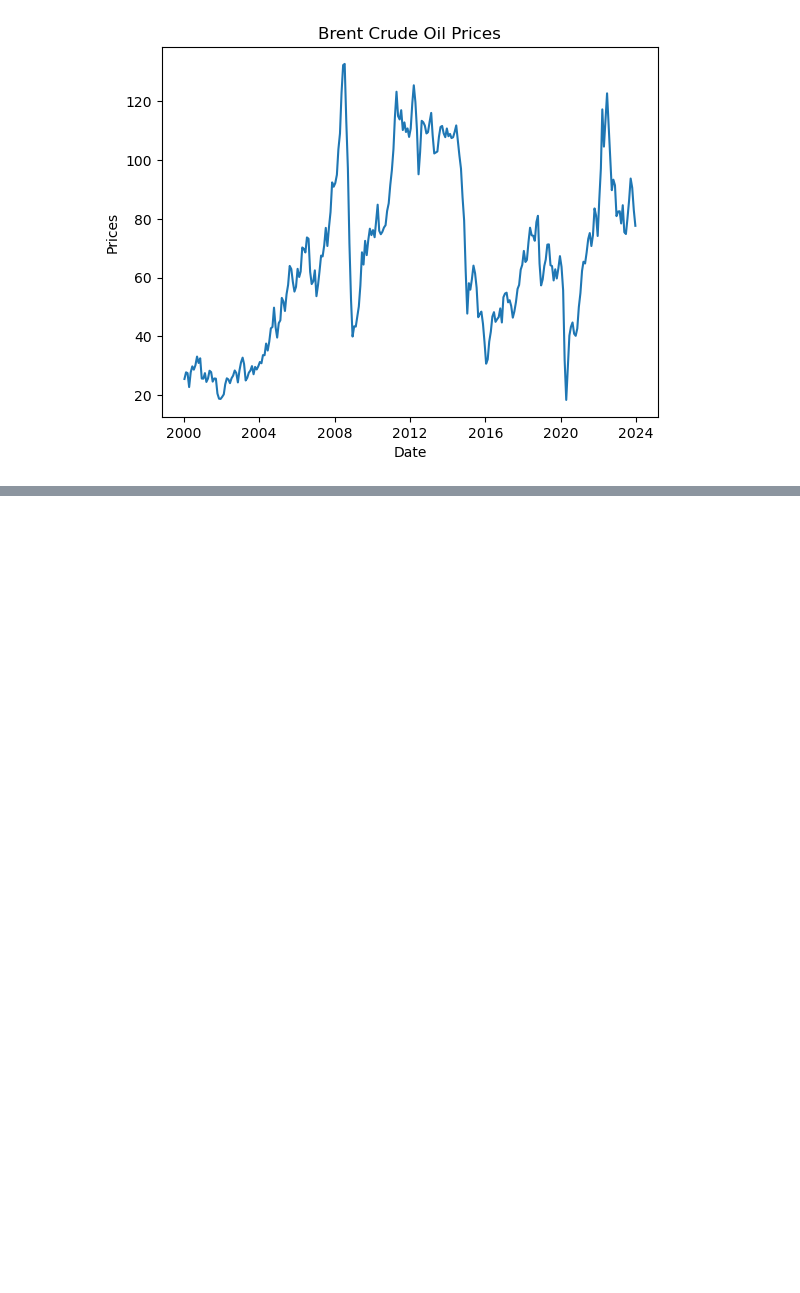
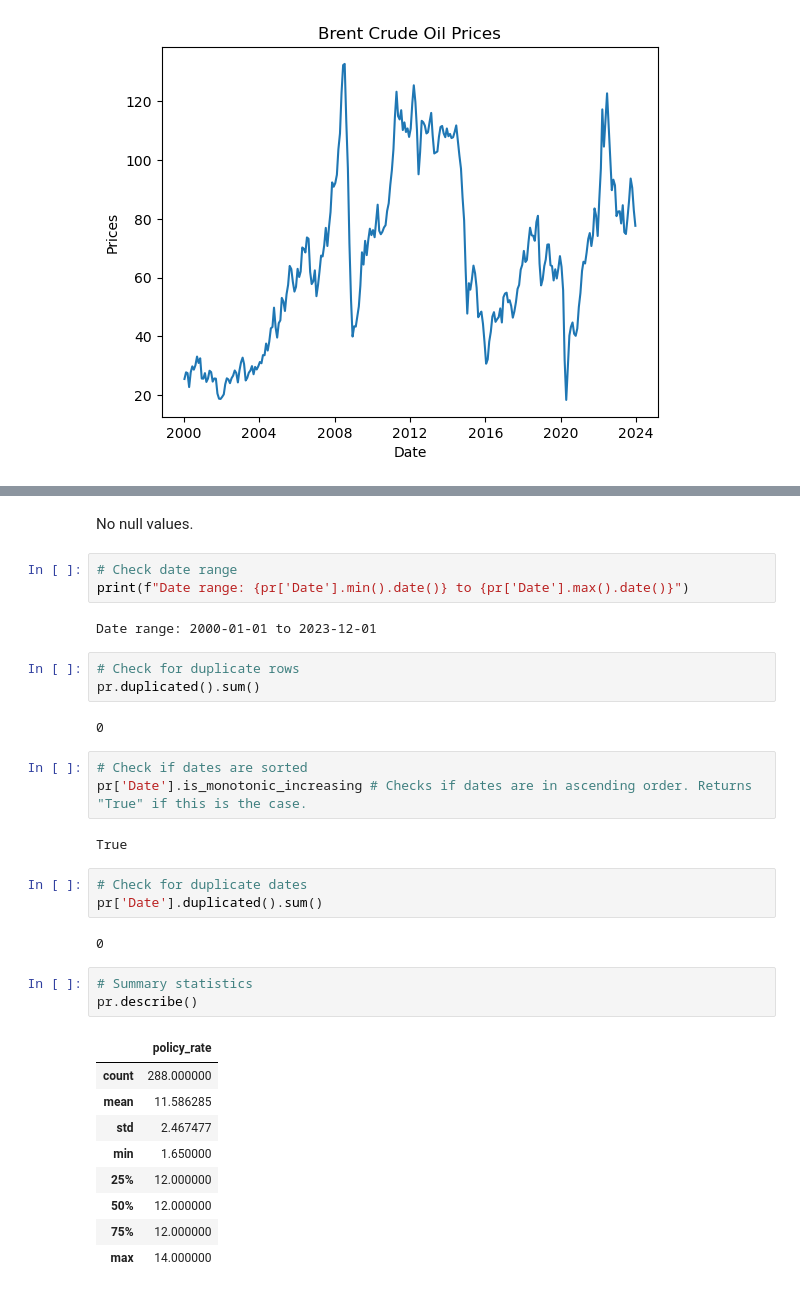
Before and after one commit to GorataB/Hackathon_PolyglotPioneers, a Jupyter notebook: Data Cleaning.ipynb, the cells around one changed output, grey strips where cells are left out. Saved outputs shown, nothing was run; the diff lists cells and outputs as text; blank space fills up the shorter version.

```diff
--- a/Data Cleaning.ipynb
+++ b/Data Cleaning.ipynb
@@ -202,0 +246,35 @@ plt.show()
+# %% [markdown]
+No null values.
+# %%
+# Check date range
+print(f"Date range: {pr['Date'].min().date()} to {pr['Date'].max().date()}")
+# %% [output]
+Date range: 2000-01-01 to 2023-12-01
+# %%
+# Check for duplicate rows
+pr.duplicated().sum()
+# %% [output]
+0
+# %%
+# Check if dates are sorted
+pr['Date'].is_monotonic_increasing # Checks if dates are in ascending order. Returns "True" if this is the case.
+# %% [output]
+True
+# %%
+# Check for duplicate dates
+pr['Date'].duplicated().sum()
+# %% [output]
+0
+# %%
+# Summary statistics
+pr.describe()
+# %% [output]
+|  | policy_rate |
+| count | 288.000000 |
+| mean | 11.586285 |
+| std | 2.467477 |
+| min | 1.650000 |
+| 25% | 12.000000 |
+| 50% | 12.000000 |
+| 75% | 12.000000 |
+| max | 14.000000 |
```
Also changed, not shown: parts of 8 cells of this notebook.
